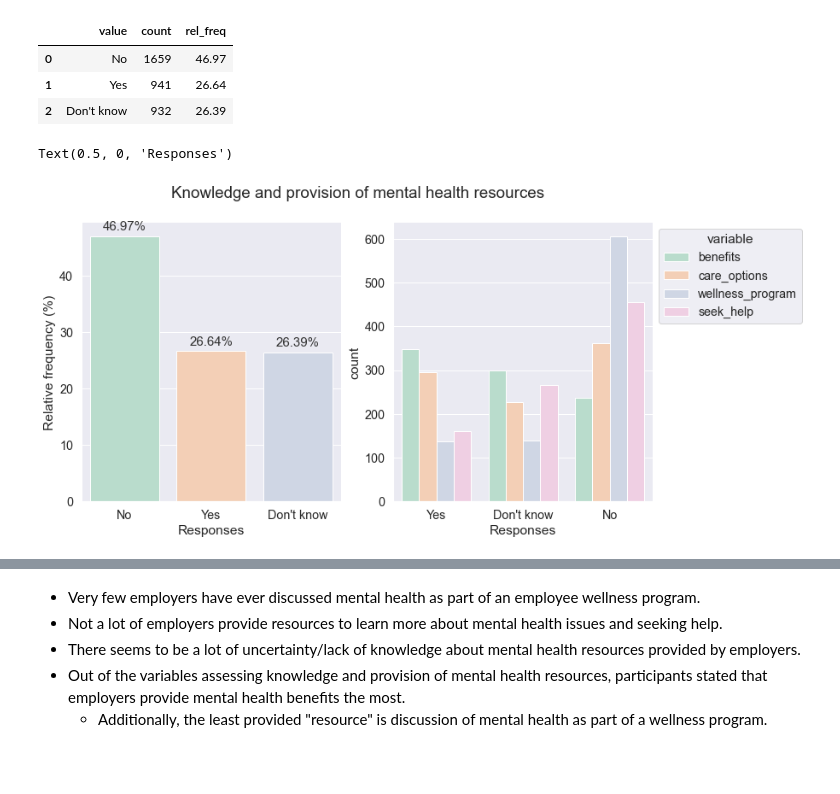
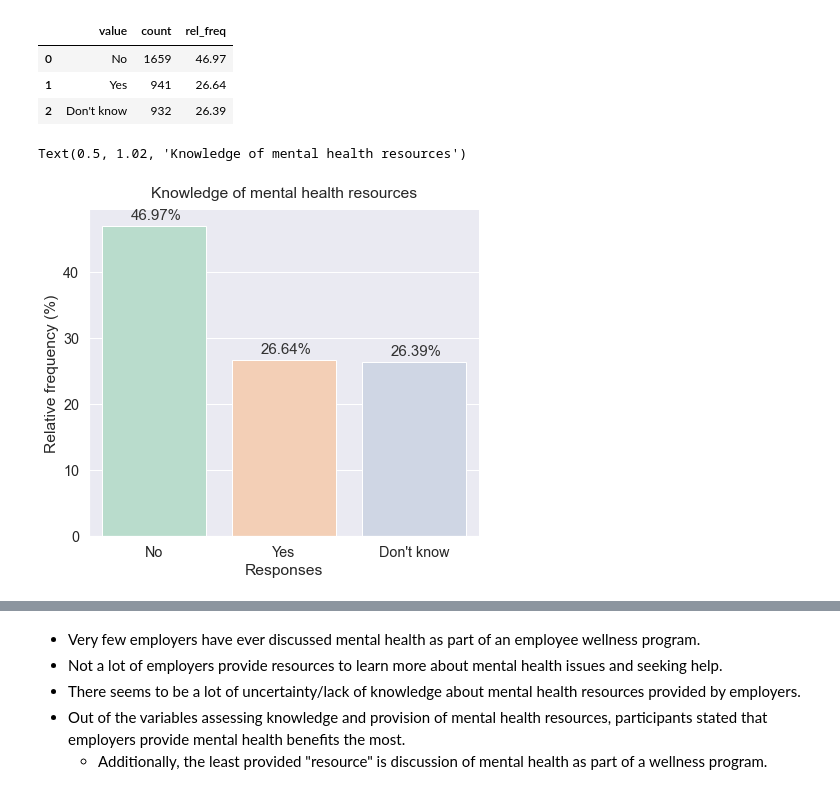
Before and after one commit to cltomiyama/MentalHealthSurvey_analysis, a Jupyter notebook: analysis/gale/analysis_notebook_gc.ipynb, the cells around one changed output, grey strips where cells are left out. Drawn from its saved outputs; the diff is of its cells as text; code cells hidden in the pictures; blank space fills up the shorter version.

Commit message:
Focused analysis includes new 'resources' variable

```diff
--- a/analysis/gale/analysis_notebook_gc.ipynb
+++ b/analysis/gale/analysis_notebook_gc.ipynb
@@ -419,22 +425,14 @@ knowledge_counts
 | 0 | No | 1659 | 46.97 |
 | 1 | Yes | 941 | 26.64 |
 | 2 | Don't know | 932 | 26.39 |
-# %%
-# Reference: https://stackoverflow.com/questions/51211538/pandas-seaborn-countplot-from-several-columns
-
-fig, axes = plt.subplots(1,2, figsize=(12,6))
-fig.suptitle('Knowledge and provision of mental health resources')
-
-# 1st plot: without splitting into different questions
-ax0 = sns.barplot(ax=axes[0], data=knowledge_counts, x='value', y='rel_freq')
-ax0.set_ylabel('Relative frequency (%)')
-ax0.set_xlabel('Responses')
-pfg.rel_freq_label(ax0, 0.15,1)
-
-# split into different questions
-ax1 = sns.countplot(ax=axes[1], data=knowledge, x='value', hue='variable')
-ax1.legend(title='variable', bbox_to_anchor=(1,1))
-ax1.set_xlabel('Responses')
-# %% [output]
-Text(0.5, 0, 'Responses')
-[figure, removed]
+# %%
+fig, ax = plt.subplots(figsize=(7,6))
+
+ax0 = sns.barplot(data=knowledge_counts, x='value', y='rel_freq')
+pfg.rel_freq_label(ax0, 0.22,1)
+ax0.set_ylabel('Relative frequency (%)')
+ax0.set_xlabel('Responses')
+ax0.set_title('Knowledge of mental health resources', y=1.02)
+# %% [output]
+Text(0.5, 1.02, 'Knowledge of mental health resources')
+[figure, added]
```
Also changed, not shown: parts of 24 cells of this notebook.
